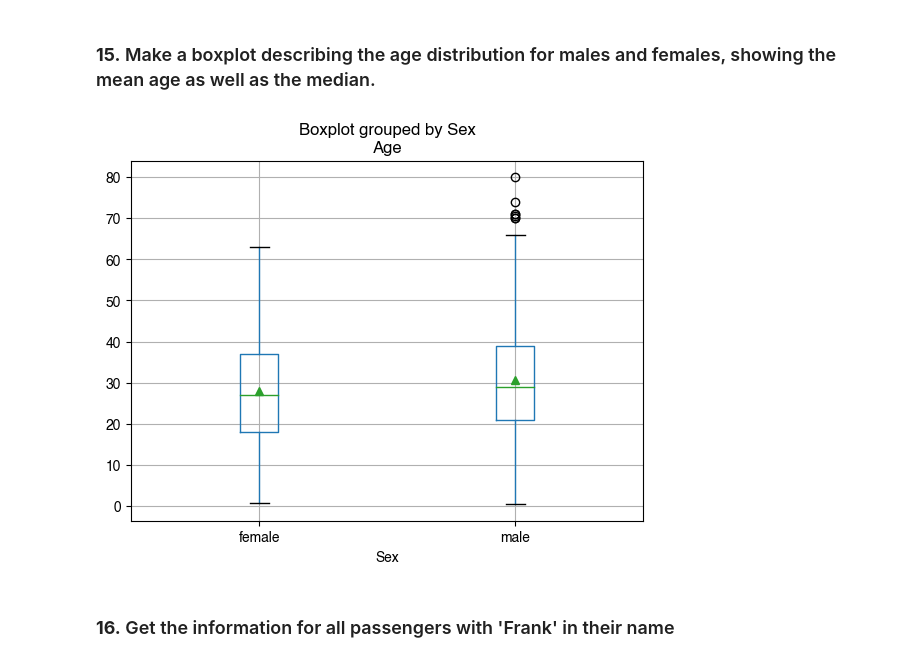
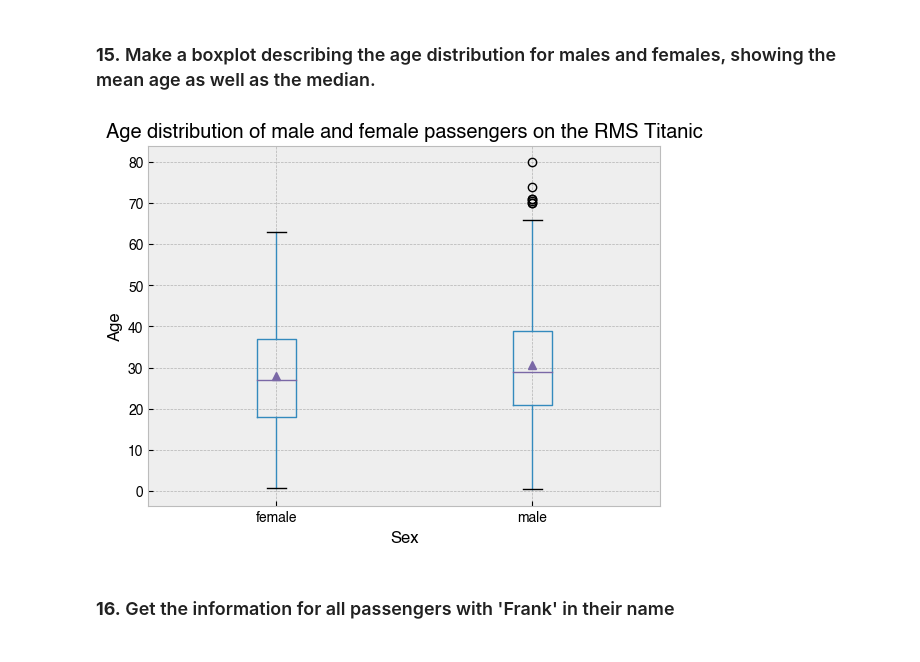
Before and after one commit to jtmbeta/CLLPython, a Jupyter notebook: 05_exercises_solutions.ipynb, the cells around one changed output. Saved outputs shown, nothing was run; the diff lists cells and outputs as text; code cells hidden in the pictures.

```diff
--- a/05_exercises_solutions.ipynb
+++ b/05_exercises_solutions.ipynb
@@ -42,6 +42,11 @@ Here is the key to the data:
   - Parent = mother, father
   - Child = daughter, son, stepdaughter, stepson
   - Some children travelled only with a nanny, therefore parch=0 for them.
+# %%
+import numpy as np
+import matplotlib.pyplot as plt
+%matplotlib inline
+plt.style.use('bmh')
 # %% [markdown]
 ### **1.** Import `pandas` and read `data/titanic.csv` into a `DataFrame`
 # %%
@@ -208,9 +257,12 @@ df.loc[df.Survived==1, 'Sex'].value_counts().plot.bar()
 # %% [markdown]
 ### **15.** Make a boxplot describing the age distribution for males and females, showing the mean age as well as the median.
 # %%
-df.boxplot(column='Age', by='Sex', showmeans=True);
+title = 'Age distribution of male and female passengers on the RMS Titanic'
+ax = df.boxplot(column='Age', by='Sex', showmeans=True, ylabel='Age');
+ax.set_title(title);  # Apply sensible title to the axes
+ax.get_figure().suptitle('');  # Get read of the default figure title
 # %% [output]
-[figure, old version]
+[figure, new version]
 # %% [markdown]
 ### **16.** Get the information for all passengers with 'Frank' in their name
 # %%
```
Also changed, not shown: parts of 16 cells of this notebook, 16 other files.
